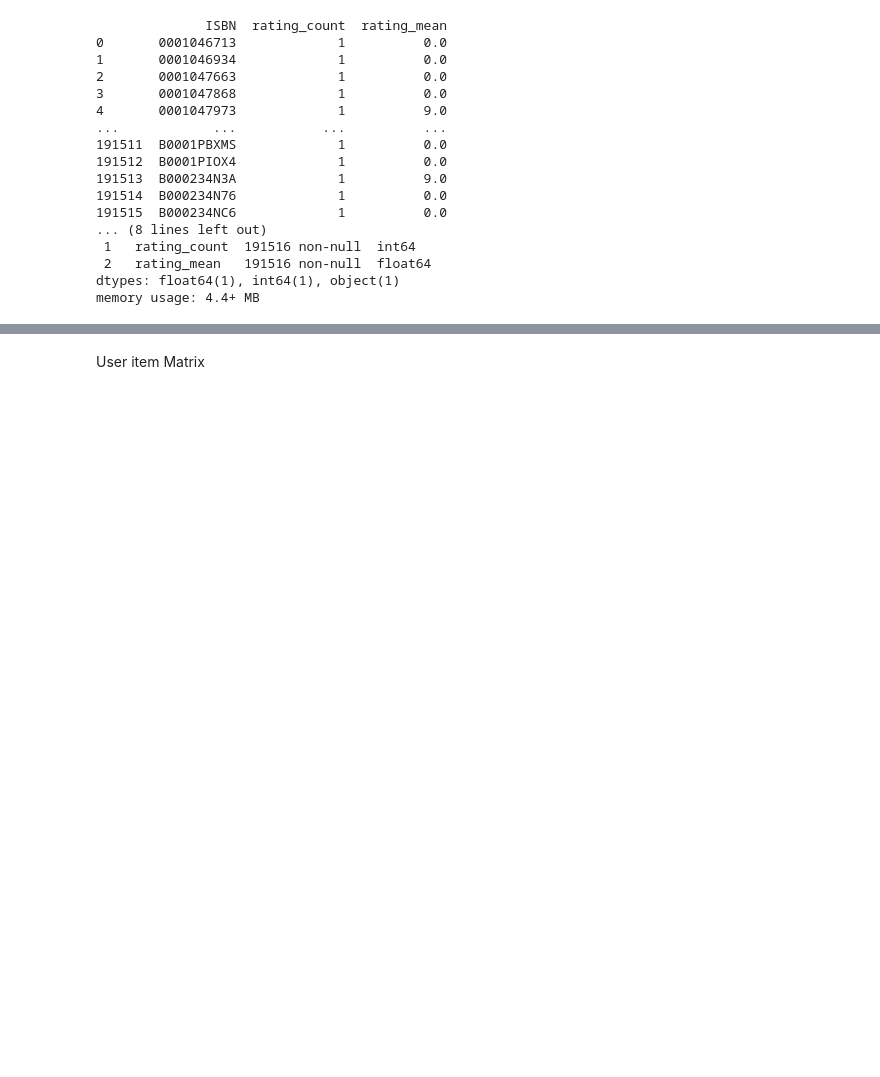
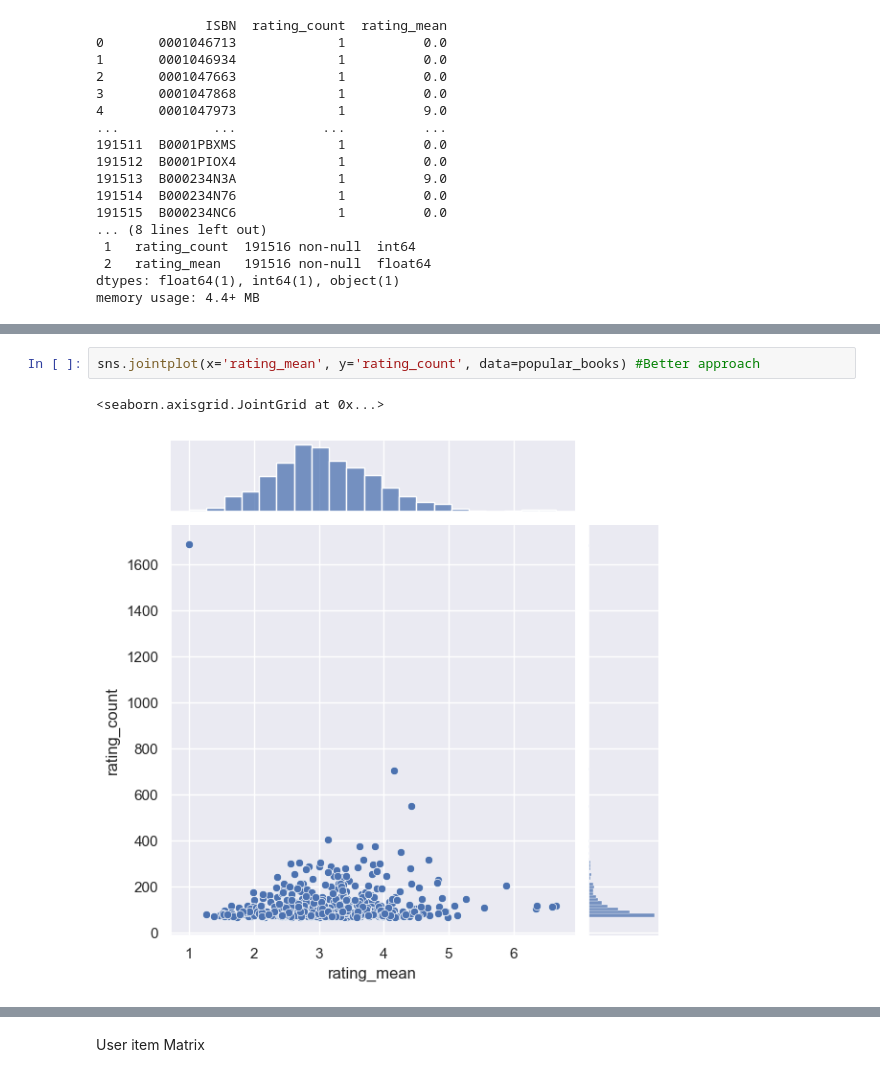
Before and after one commit to flo-shi/Recommender-System, a Jupyter notebook: recommenda system.ipynb, the cells around one changed output, grey strips where cells are left out. Drawn from its saved outputs; the diff is of its cells as text; blank space fills up the shorter version.

```diff
--- a/recommenda system.ipynb
+++ b/recommenda system.ipynb
@@ -493,0 +514,5 @@ NameError: name 'popular_books' is not defined
+# %%
+sns.jointplot(x='rating_mean', y='rating_count', data=popular_books) #Better approach
+# %% [output]
+<seaborn.axisgrid.JointGrid at 0x...>
+[figure, added]
```
Also changed, not shown: parts of 24 cells of this notebook.
